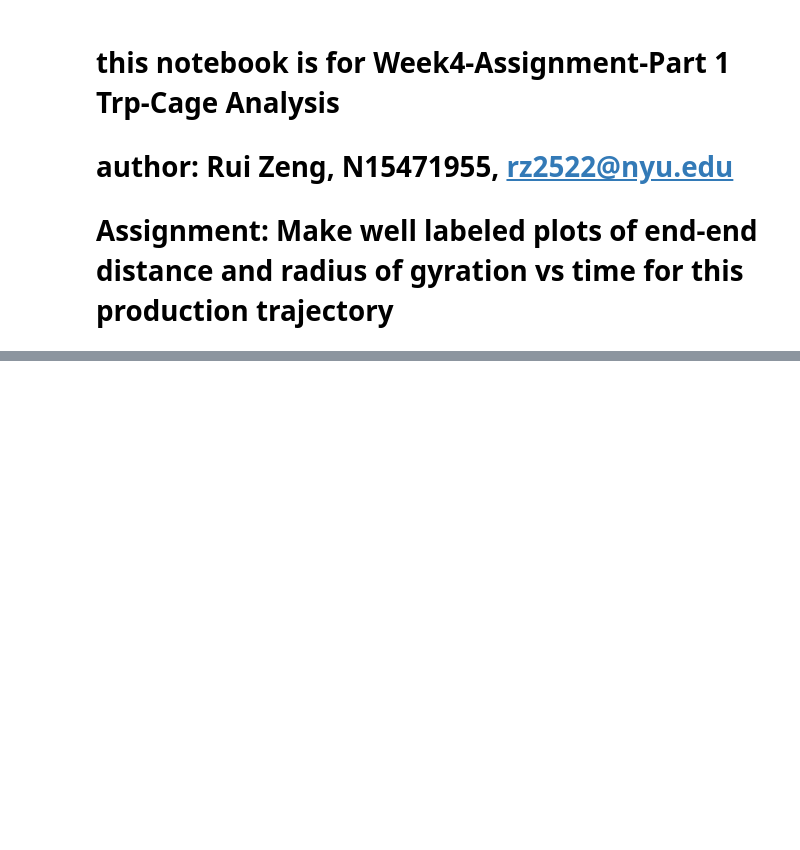
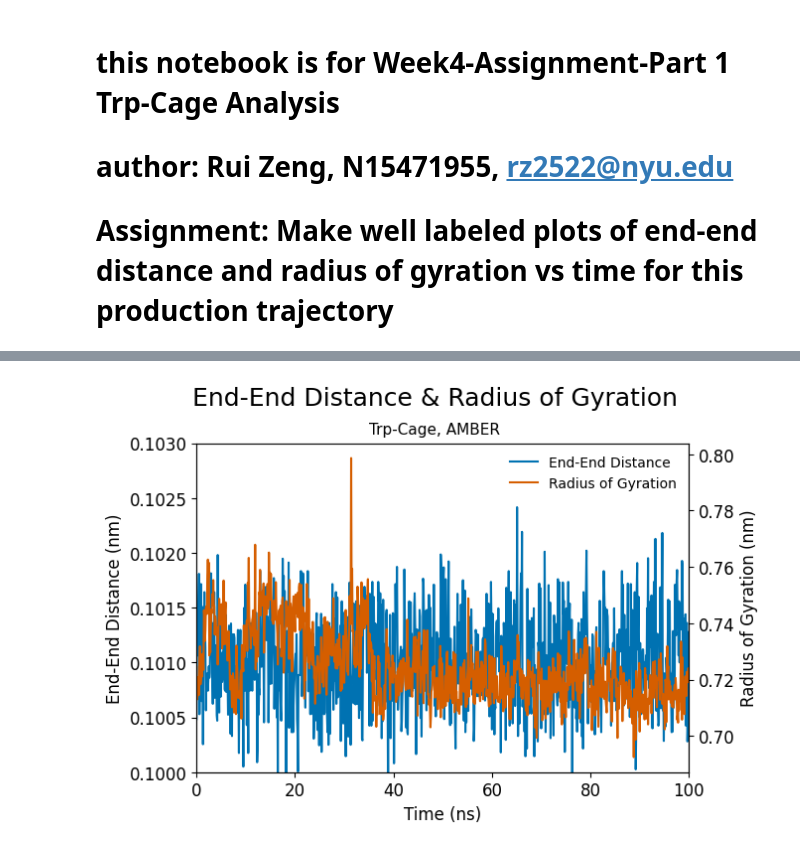
Before and after one commit to cerbveen/comp-lab-class, a Jupyter notebook: Week4/Analysis/Trp-Cage_Analysis.ipynb, the cells around one changed output, grey strips where cells are left out. Saved outputs shown, nothing was run; the diff lists cells and outputs as text; code cells hidden in the pictures; blank space fills up the shorter version.

```diff
--- a/Week4/Analysis/Trp-Cage_Analysis.ipynb
+++ b/Week4/Analysis/Trp-Cage_Analysis.ipynb
@@ -78,0 +76,31 @@ np.where(traj.time == 10000)
+# %%
+# figure 3: combined plot of end-end distance and radius of gyration, different y-axes
+# plot the end-end distance vs time, colorblind-friendly
+fig=plt.figure(3)
+ax1=fig.add_subplot(111)
+ax1.plot(traj.time/1000,end_end_dist,color='#0072B2')
+ax1.set_xlabel('Time (ns)',fontsize=12)
+ax1.set_ylabel('End-End Distance (nm)',fontsize=12)
+# two lines of title
+plt.text(x=0.5, y=0.88, s="End-End Distance & Radius of Gyration", fontsize=18, ha="center", transform=fig.transFigure)
+plt.text(x=0.5, y=0.82, s= "Trp-Cage, AMBER", fontsize=11, ha="center", transform=fig.transFigure)
+plt.subplots_adjust(top=0.8, wspace=0.3)
+# modify the tick labels to be fontsize = 12
+plt.xticks(fontsize=12)
+plt.yticks(fontsize=12)
+# set limits for the axes
+plt.xlim(0,100)
+plt.ylim(0.1,0.103)
+plt.yticks(np.arange(0.1,0.1031,0.0005))
+# plot the radius of gyration vs time, colorblind-friendly
+ax2=ax1.twinx()
+ax2.plot(traj.time/1000,radius_gyration,color='#D55E00')
+plt.yticks(fontsize=12)
+ax2.set_ylabel('Radius of Gyration (nm)',fontsize=12)
+# combined legend
+fig.legend(['End-End Distance', 'Radius of Gyration'], loc='upper right', bbox_to_anchor=(1,1),bbox_transform=ax1.transAxes,frameon=False)
+# save figure as pdf in ../Figures
+fname = '../Figures/fig.3-[Trp-Cage_Amber]End-End_Distance_Radius_of_Gyration.pdf'
+plt.savefig(fname, format='pdf', dpi=300, bbox_inches='tight')
+# %% [output]
+[figure, added]
```
Also changed, not shown: parts of 5 cells of this notebook, 4 other files.
